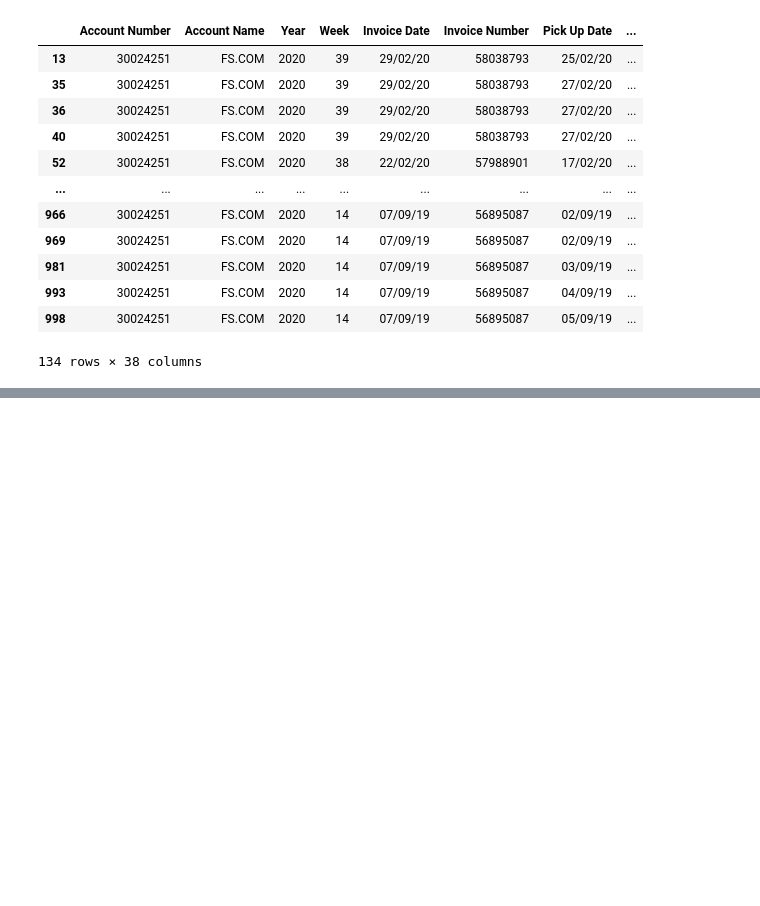
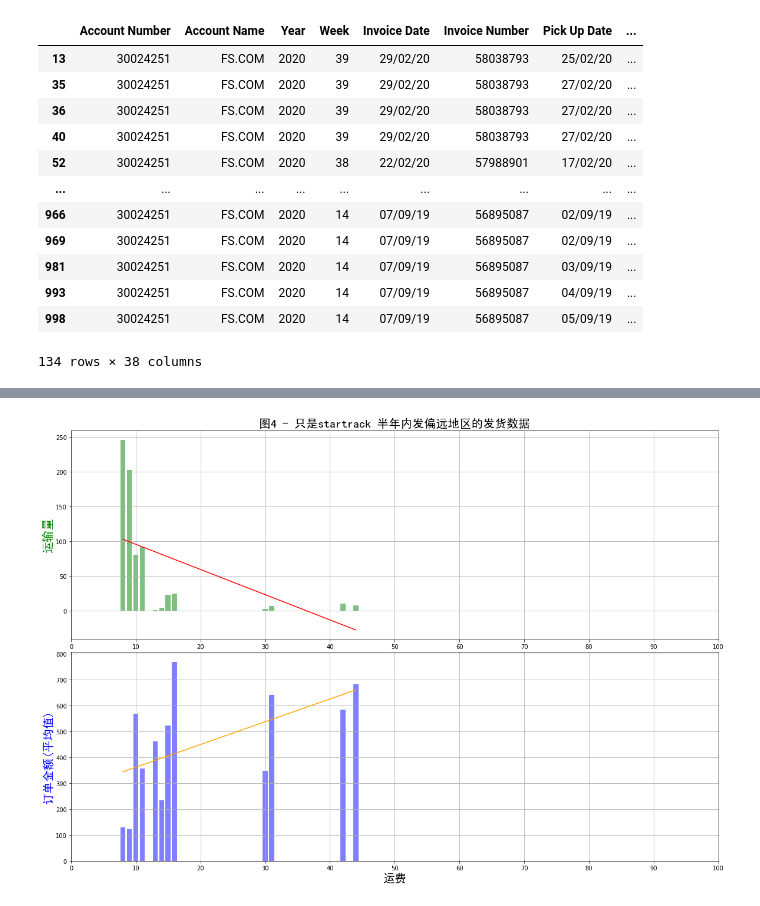
Before and after one commit to viffsi/Office_supply, a Jupyter notebook: delivery_fees.ipynb, the cells around one changed output, grey strips where cells are left out. Saved outputs shown, nothing was run; the diff lists cells and outputs as text; code cells hidden in the pictures; blank space fills up the shorter version.

```diff
--- a/delivery_fees.ipynb
+++ b/delivery_fees.ipynb
@@ -480,0 +524,3 @@ printgraph(TotalAmount,PriceWithoutGST_AUD_mean,total_Amount_counts)
+# %%
+df_startrack_lookup_remoteonly = df_startrack_lookup_withremote[df_startrack_lookup_withremote['remote_yes'] == 'Y']
+df_startrack_lookup_remoteonly.head(3)
@@ -480,0 +542,4 @@ printgraph(TotalAmount,PriceWithoutGST_AUD_mean,total_Amount_counts)
+# %%
+printgraph(TotalAmount_startrack_remote,PriceWithoutGST_AUD_mean_startrack_remote,total_Amount_counts_startrack_remote,'图4 - 只是startrack 半年内发偏远地区的发货数据')
+# %% [output]
+[figure, added]
```
Also changed, not shown: parts of 30 cells of this notebook.
